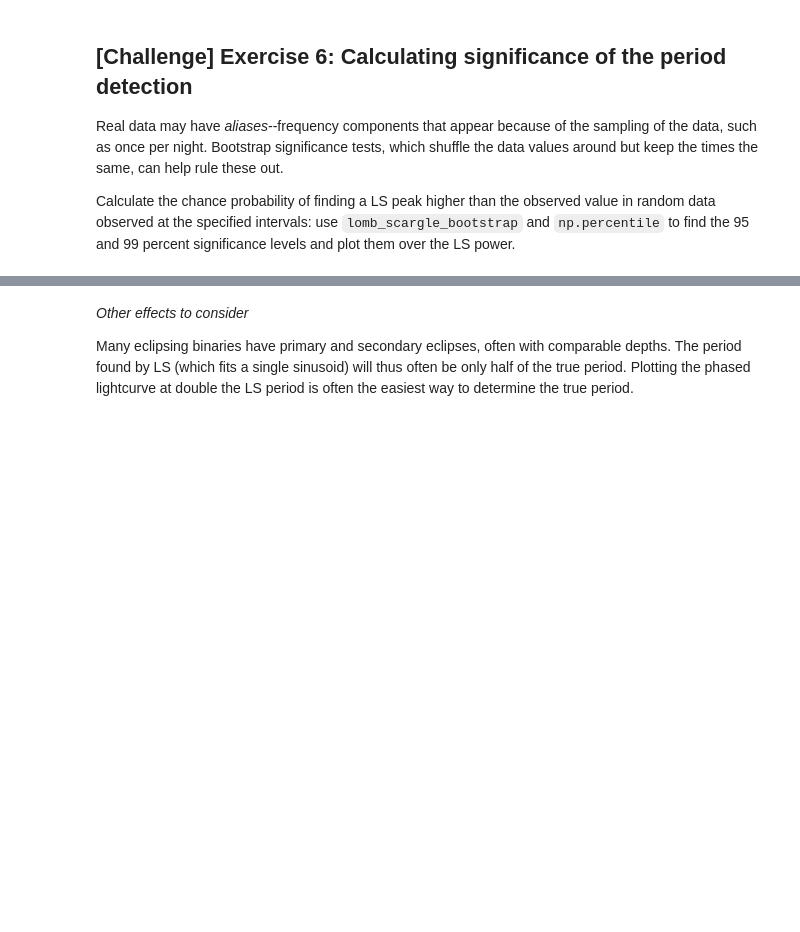
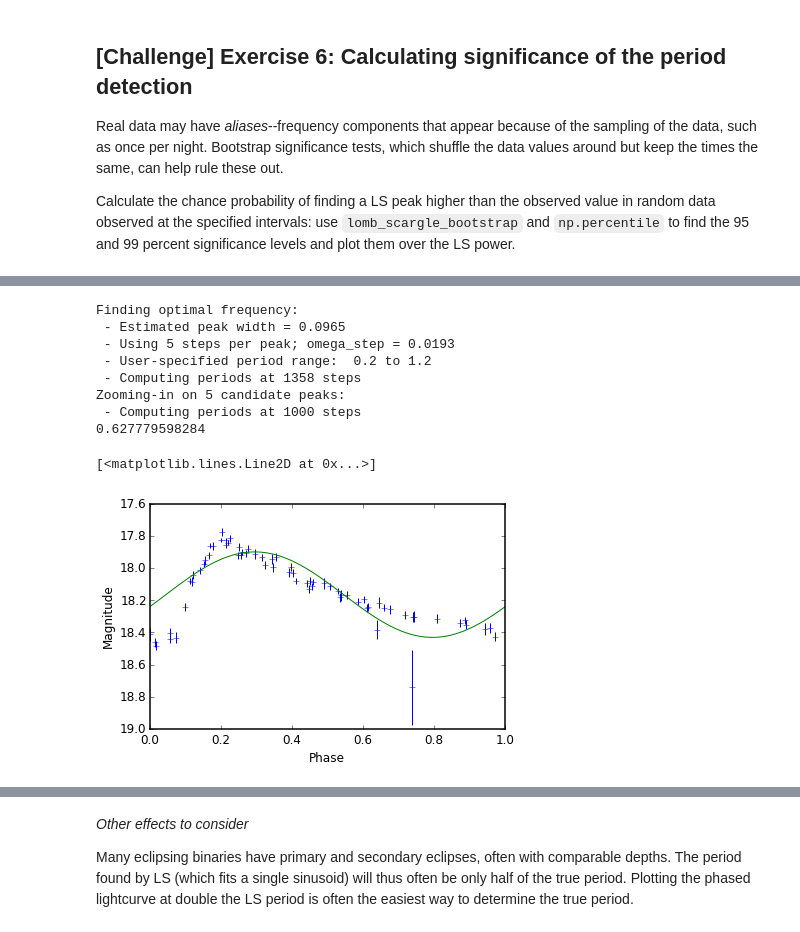
Before and after one commit to ebellm/ztf_summerschool_2015, a Jupyter notebook: notebooks/Period_Finding.ipynb, the cells around one changed output, grey strips where cells are left out. Drawn from its saved outputs; the diff is of its cells as text; code cells hidden in the pictures; blank space fills up the shorter version.

Commit message:
Period finding feature complete

```diff
--- a/notebooks/Period_Finding.ipynb
+++ b/notebooks/Period_Finding.ipynb
@@ -262,0 +270,22 @@ Now try finding the periods of these sources:
+# %%
+import gatspy
+ls = gatspy.periodic.LombScargleFast()
+ls.optimizer.period_range = (0.2,1.2)
+# we have to subtract the t0 time so the model plotting has the correct phase origin
+ls.fit(bjds-bjds[0],mags,magerrs)
+gatspy_period = ls.best_period
+print gatspy_period
+plot_phased_lc(bjds, mags, magerrs, gatspy_period)
+p = np.linspace(0,gatspy_period,100)
+plt.plot(p/gatspy_period,ls.predict(p,period=gatspy_period))
+# %% [output]
+Finding optimal frequency:
+ - Estimated peak width = 0.0965
+ - Using 5 steps per peak; omega_step = 0.0193
+ - User-specified period range:  0.2 to 1.2
+ - Computing periods at 1358 steps
+Zooming-in on 5 candidate peaks:
+ - Computing periods at 1000 steps
+0.627779598284
+[<matplotlib.lines.Line2D at 0x...>]
+[figure, added]
```
Also changed, not shown: parts of 28 cells of this notebook.
